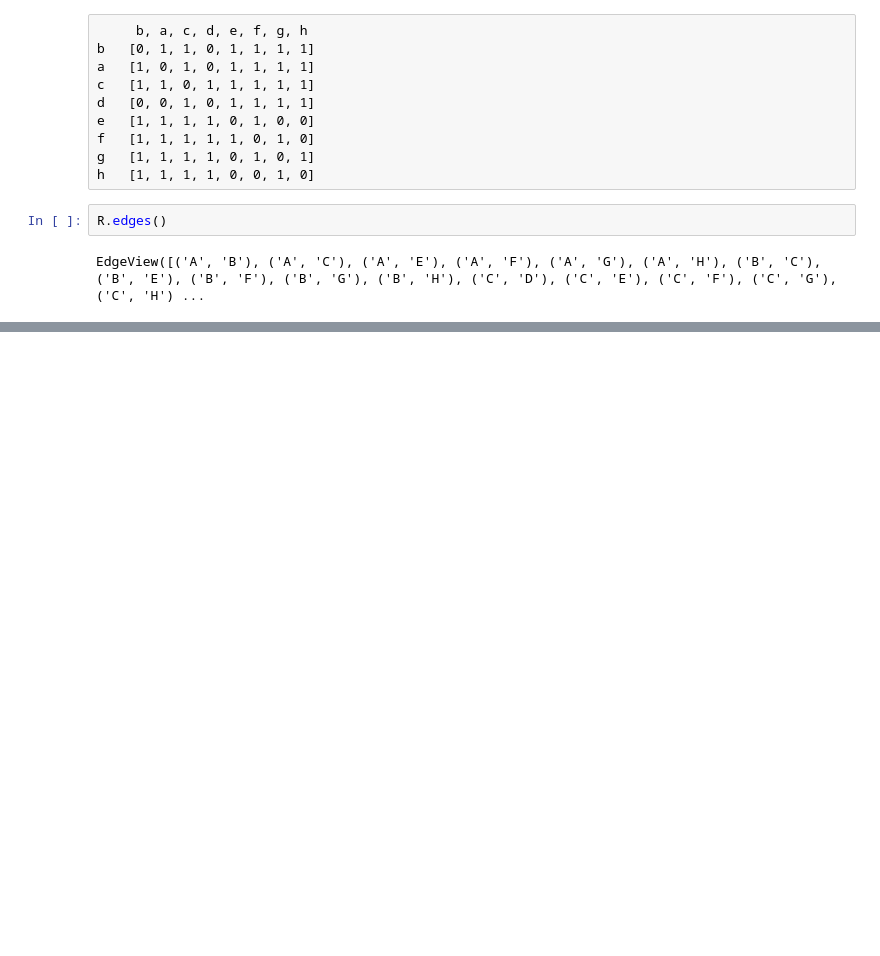
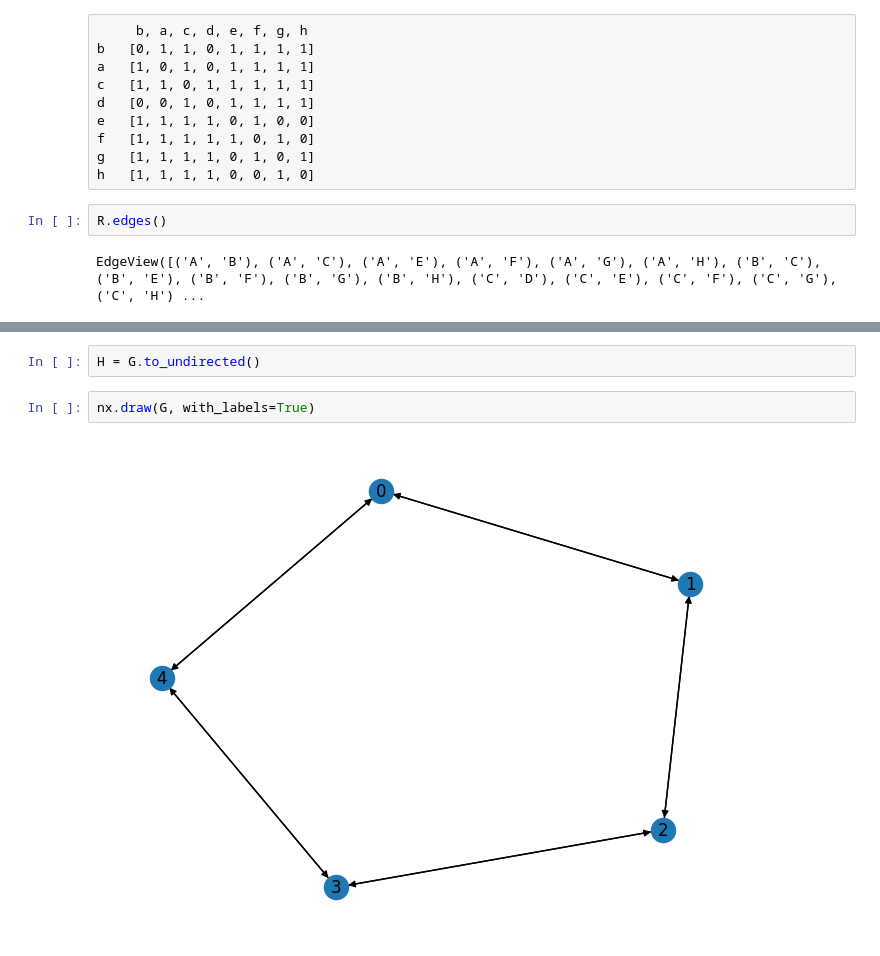
Before and after one commit to SophySchubert/pairwise-rank-gnn, a Jupyter notebook: Eigenanteil.ipynb, the cells around one changed output, grey strips where cells are left out. Drawn from its saved outputs; the diff is of its cells as text; blank space fills up the shorter version.

```diff
--- a/Eigenanteil.ipynb
+++ b/Eigenanteil.ipynb
@@ -82,0 +467,6 @@ EdgeView([('A', 'B'), ('A', 'C'), ('A', 'E'), ('A', 'F'), ('A', 'G'), ('A', 'H')
+# %%
+H = G.to_undirected()
+# %%
+nx.draw(G, with_labels=True)
+# %% [output]
+[figure, added]
```
Also changed, not shown: parts of 40 cells of this notebook, 6 other files.
